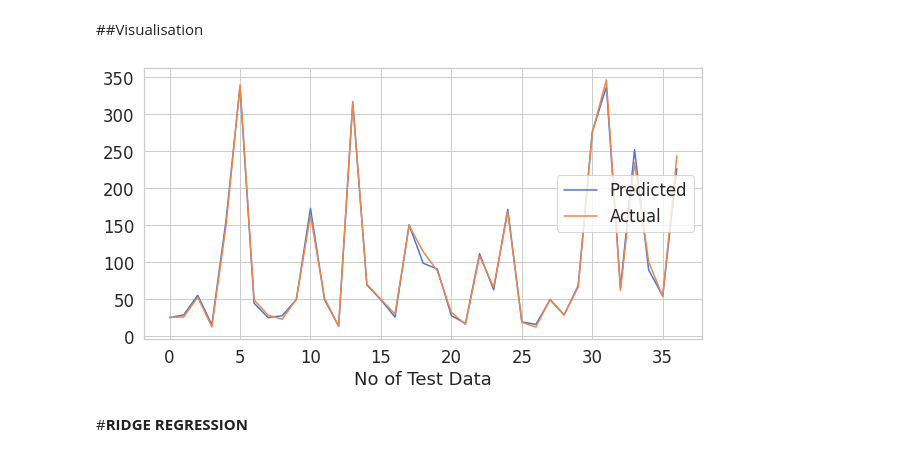
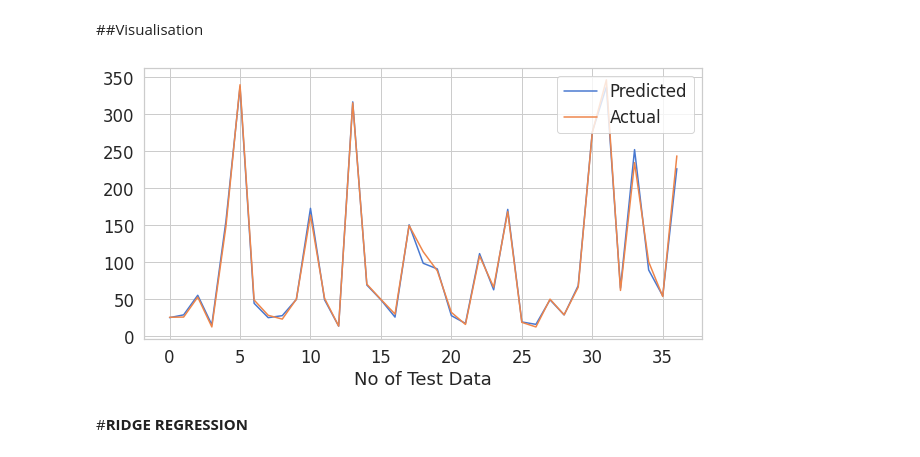
Before and after one commit to Aashishc-prog/Yes-Bank-Stock-Closing-Price-prediction-, a Jupyter notebook: Capstone_2_Yes_Bank_stock_closing_price_.ipynb, the cells around one changed output. Cells and saved outputs as stored; diff of their text form; code cells hidden in the pictures.

```diff
--- a/Capstone_2_Yes_Bank_stock_closing_price_.ipynb
+++ b/Capstone_2_Yes_Bank_stock_closing_price_.ipynb
@@ -442,13 +442,13 @@ i+=1
 # %%
 #actual-predicted values plot
 plt.figure(figsize=(10,5))
 plt.plot(y_pred)
 plt.plot(np.array(y_test))
-plt.legend(["Predicted","Actual"])
+plt.legend(["Predicted","Actual"],loc = 'upper right')
 plt.xlabel('No of Test Data')
 plt.show()
 # %% [output]
-[figure, old version]
+[figure, new version]
 # %% [markdown]
 #**RIDGE REGRESSION**
 # %%
```
Also changed, not shown: parts of 11 cells of this notebook.
